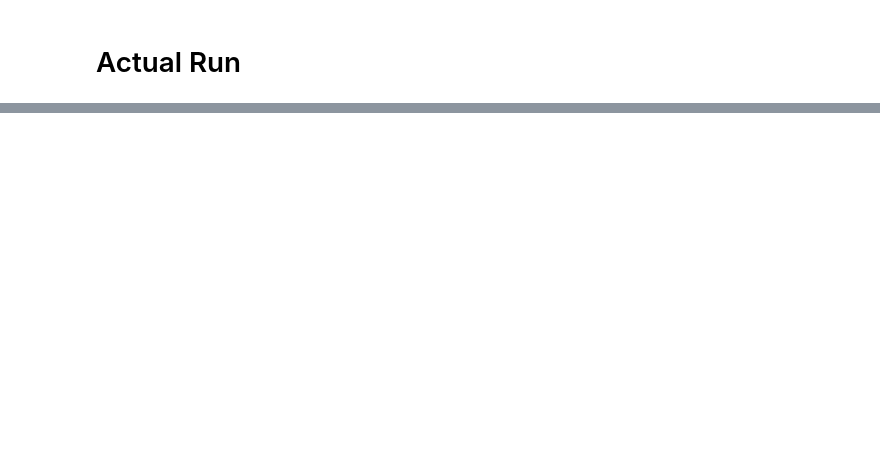
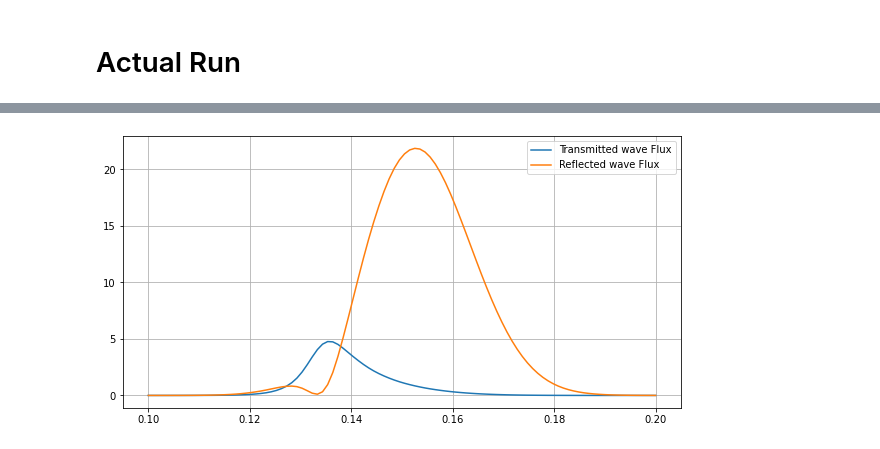
Before and after one commit to leonardocattarin/LabAdvPhotonicsMeep, a Jupyter notebook: Bragg_Reflector/Bragg_Reflector.ipynb, the cells around one changed output, grey strips where cells are left out. Saved outputs shown, nothing was run; the diff lists cells and outputs as text; code cells hidden in the pictures; blank space fills up the shorter version.

```diff
--- a/Bragg_Reflector/Bragg_Reflector.ipynb
+++ b/Bragg_Reflector/Bragg_Reflector.ipynb
@@ -286,7 +326,15 @@ Video("Ez.mp4")
 [interactive output not drawn]
 # %%
 # Get Final Fluxes
-bragg_tran_flux = mp.get_fluxes(tran)
-bragg_refl_flux = mp.get_fluxes(refl)
+bragg_tran_flux = np.array(mp.get_fluxes(tran))
+bragg_refl_flux = np.array(mp.get_fluxes(refl))*(-1)
 
-flux_freqs = mp.get_flux_freqs(refl)
+flux_freqs = np.array(mp.get_flux_freqs(refl))
+# %%
+plt.plot(flux_freqs, bragg_tran_flux, label="Transmitted wave Flux")
+plt.plot(flux_freqs, bragg_refl_flux, label="Reflected wave Flux")
+
+plt.legend()
+plt.grid()
+# %% [output]
+[figure, added]
```
Also changed, not shown: parts of 13 cells of this notebook, 3 other files.
